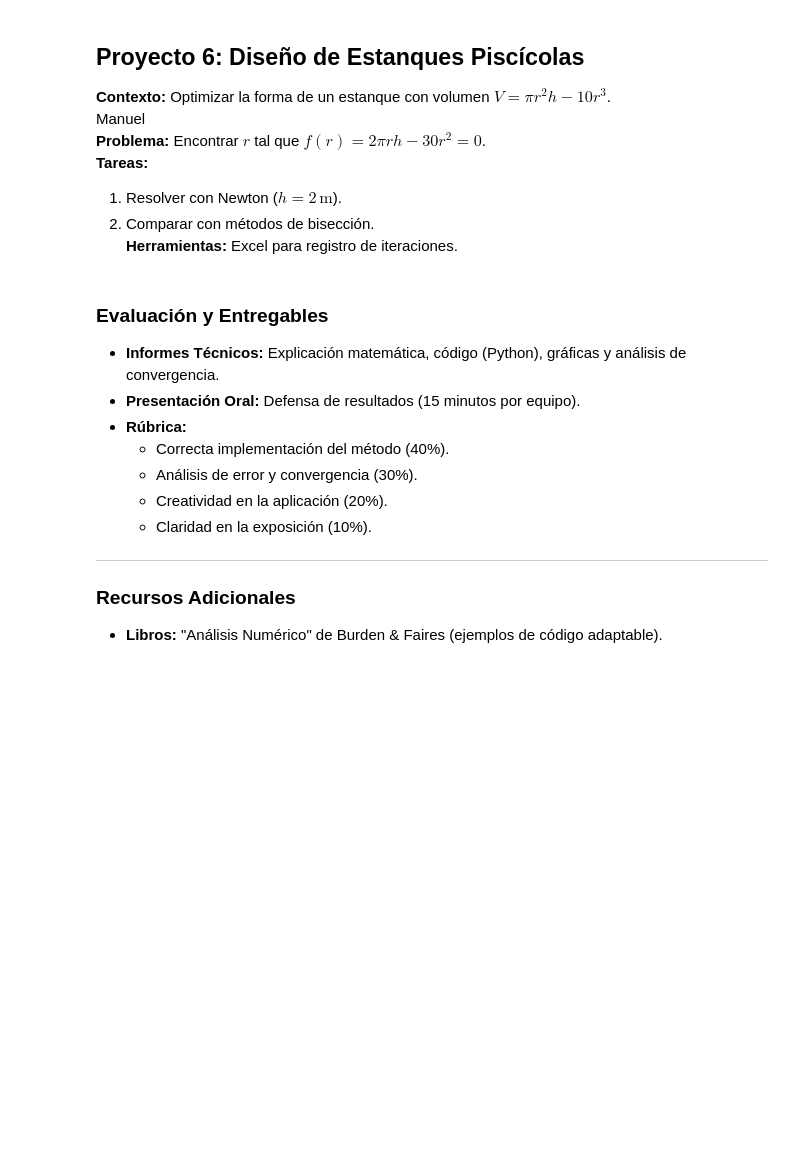
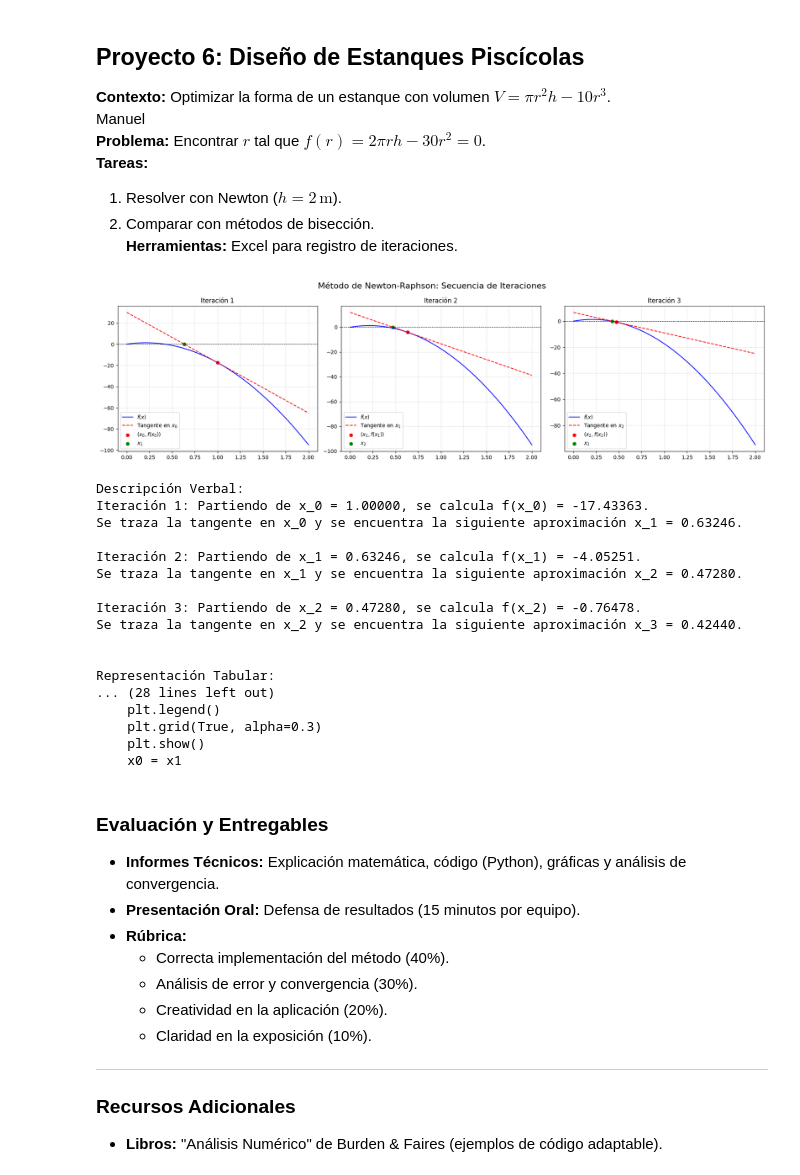
Before and after one commit to marco-canas/analisis_numerico, a Jupyter notebook: 4_planifica_implementa/4_ceros_funciones/1_newton_rapson/4_newton_rapson.ipynb, the cells around one changed output. Saved outputs shown, nothing was run; the diff lists cells and outputs as text; code cells hidden in the pictures; blank space fills up the shorter version.

```diff
--- a/4_planifica_implementa/4_ceros_funciones/1_newton_rapson/4_newton_rapson.ipynb
+++ b/4_planifica_implementa/4_ceros_funciones/1_newton_rapson/4_newton_rapson.ipynb
@@ -840,6 +841,28 @@ Manuel
 1. Resolver con Newton ($h = 2 \, \text{m}$).
 2. Comparar con métodos de bisección.
 **Herramientas:** Excel para registro de iteraciones.
+# %%
+h = 2
+newton_raphson_analysis(f = lambda x:2*np.pi*x*h - 30*x**2, df = lambda x: 2*np.pi*h - 60*x, x0 = 1)
+# %% [output]
+[figure, added]
+Descripción Verbal:
+Iteración 1: Partiendo de x_0 = 1.00000, se calcula f(x_0) = -17.43363.
+Se traza la tangente en x_0 y se encuentra la siguiente aproximación x_1 = 0.63246.
+
+Iteración 2: Partiendo de x_1 = 0.63246, se calcula f(x_1) = -4.05251.
+Se traza la tangente en x_1 y se encuentra la siguiente aproximación x_2 = 0.47280.
+
+Iteración 3: Partiendo de x_2 = 0.47280, se calcula f(x_2) = -0.76478.
+Se traza la tangente en x_2 y se encuentra la siguiente aproximación x_3 = 0.42440.
+
+
+Representación Tabular:
+... (28 lines left out)
+    plt.legend()
+    plt.grid(True, alpha=0.3)
+    plt.show()
+    x0 = x1
 # %% [markdown]
 
 
```
Also changed, not shown: parts of 5 cells of this notebook, 2 other files.
